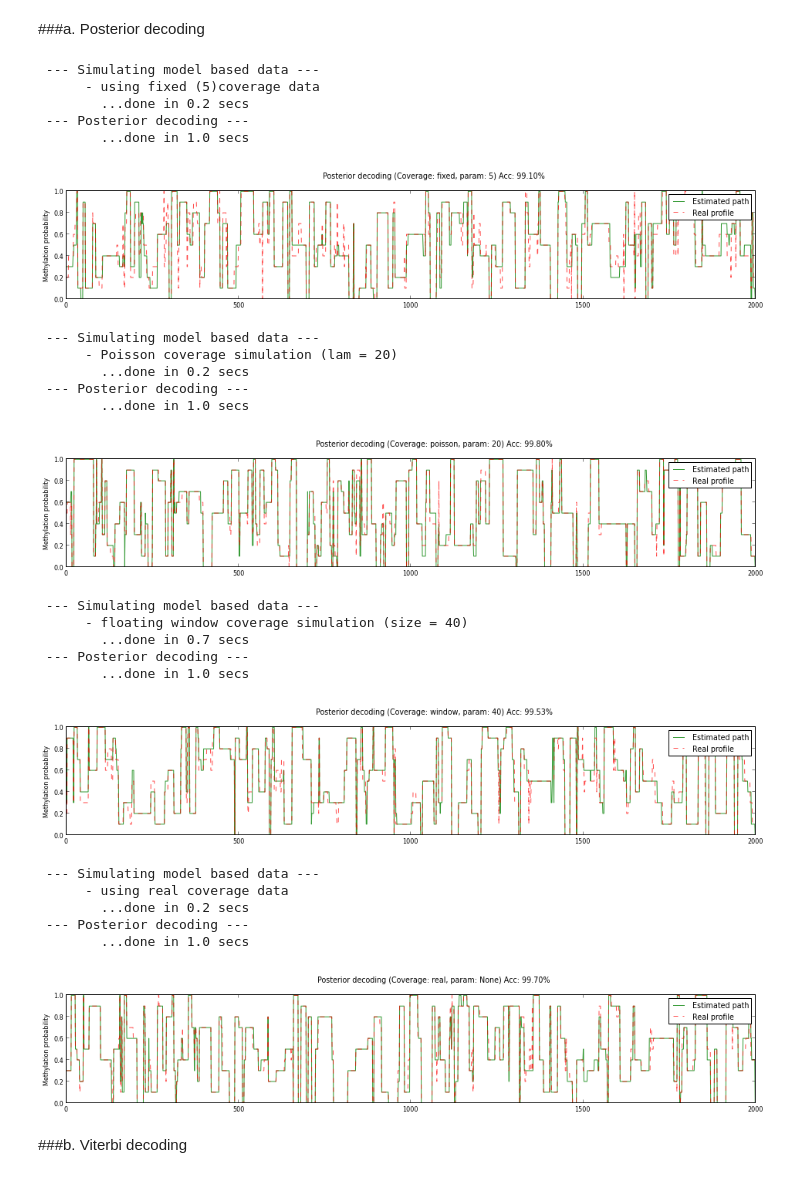
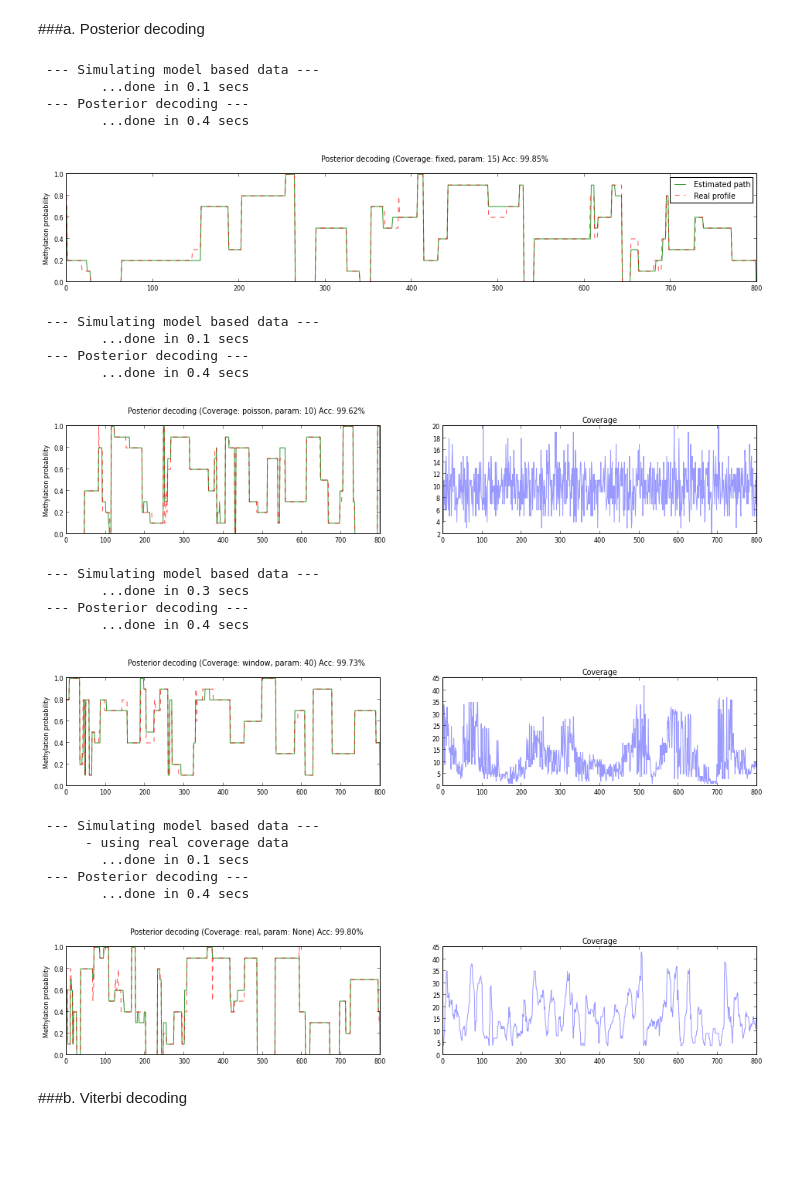
Before and after one commit to madbessoul/bshmm, a Jupyter notebook: bshmm.ipynb, the cells around one changed output. Saved outputs shown, nothing was run; the diff lists cells and outputs as text; code cells hidden in the pictures; blank space fills up the shorter version.

Commit message:
Added coverage plots to ipy notebook

```diff
--- a/bshmm.ipynb
+++ b/bshmm.ipynb
@@ -23,7 +23,7 @@ initial = np.array([1] * N, dtype=np.float32)
 initial /= sum(initial)
 
 
-transition = np.eye(N) + .01
+transition = np.eye(N) + .006
 for i in xrange(len(transition)):
 	transition[i] /= sum(transition[i])
 
@@ -42,7 +42,8 @@ The following snippet imports real data from a samtools pileup file, and also ru
 I have intentionnally included all the arguments, though for the "fixed" coverage only fix_cov_val is required. The arg signification is pretty much self explanatory.
 PS : The routine always takes a real coverage dataset too. This might be changed to become mandatory for the "window" and "real" coverage type only.
 # %%
-L = 2000
+# length of the simulated sequence
+L = 800
 
 # Real data imported from a samtools pileup file
 # pos : Cytosine position in the genome
@@ -72,42 +72,39 @@ The coverage variability is the main source of bias and lack of precision in fin
 # %% [markdown]
 ###a. Posterior decoding
 # %%
-path, obs, cov = model.generateData(meth_data['cov'], cov_type="fixed", seq_length = 2000, fix_cov_val=30)
+path, obs, cov = model.generateData(meth_data['cov'], cov_type="fixed", seq_length = L, fix_cov_val=15)
 best_path = model.decode(obs, cov, method="posterior", graph=True, real_path = path)
 
-path, obs, cov = model.generateData(meth_data['cov'], cov_type="poisson", seq_length = 2000, lam=20)
+path, obs, cov = model.generateData(meth_data['cov'], cov_type="poisson", seq_length = L, lam=10)
 best_path = model.decode(obs, cov, method="posterior", graph=True, real_path = path)
 
-path, obs, cov = model.generateData(meth_data['cov'], cov_type="window", seq_length = 2000, window_size=40)
+path, obs, cov = model.generateData(meth_data['cov'], cov_type="window", seq_length = L, window_size=40)
 best_path = model.decode(obs, cov, method="posterior", graph=True, real_path = path)
 
-path, obs, cov = model.generateData(meth_data['cov'], cov_type="real", seq_length = 2000)
+path, obs, cov = model.generateData(meth_data['cov'], cov_type="real", seq_length = L)
 best_path = model.decode(obs, cov, method="posterior", graph=True, real_path = path)
 # %% [output]
  --- Simulating model based data ---
-      - using fixed (5)coverage data
-        ...done in 0.2 secs
+        ...done in 0.1 secs
  --- Posterior decoding ---
-        ...done in 1.0 secs
+        ...done in 0.4 secs
-[figure, old version]
+[figure, new version]
  --- Simulating model based data ---
-      - Poisson coverage simulation (lam = 20)
-        ...done in 0.2 secs
+        ...done in 0.1 secs
  --- Posterior decoding ---
-        ...done in 1.0 secs
+        ...done in 0.4 secs
-[figure, old version]
+[figure, new version]
  --- Simulating model based data ---
-      - floating window coverage simulation (size = 40)
-        ...done in 0.7 secs
+        ...done in 0.3 secs
  --- Posterior decoding ---
-        ...done in 1.0 secs
+        ...done in 0.4 secs
-[figure, old version]
+[figure, new version]
  --- Simulating model based data ---
       - using real coverage data
-        ...done in 0.2 secs
+        ...done in 0.1 secs
  --- Posterior decoding ---
-        ...done in 1.0 secs
+        ...done in 0.4 secs
-[figure, old version]
+[figure, new version]
 # %% [markdown]
 ###b. Viterbi decoding
 # %%
```
Also changed, not shown: parts of 2 cells of this notebook.
